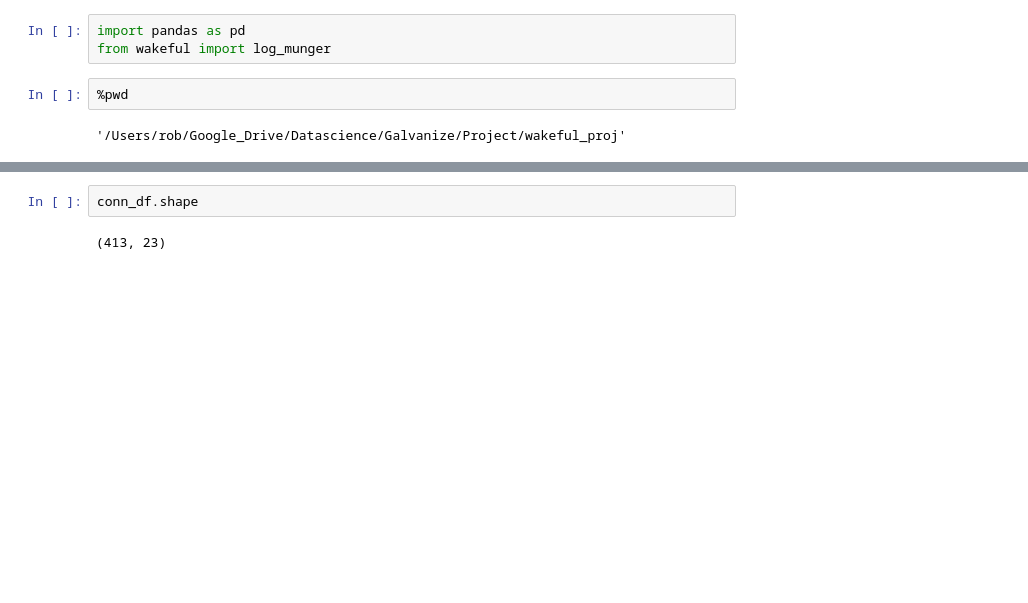
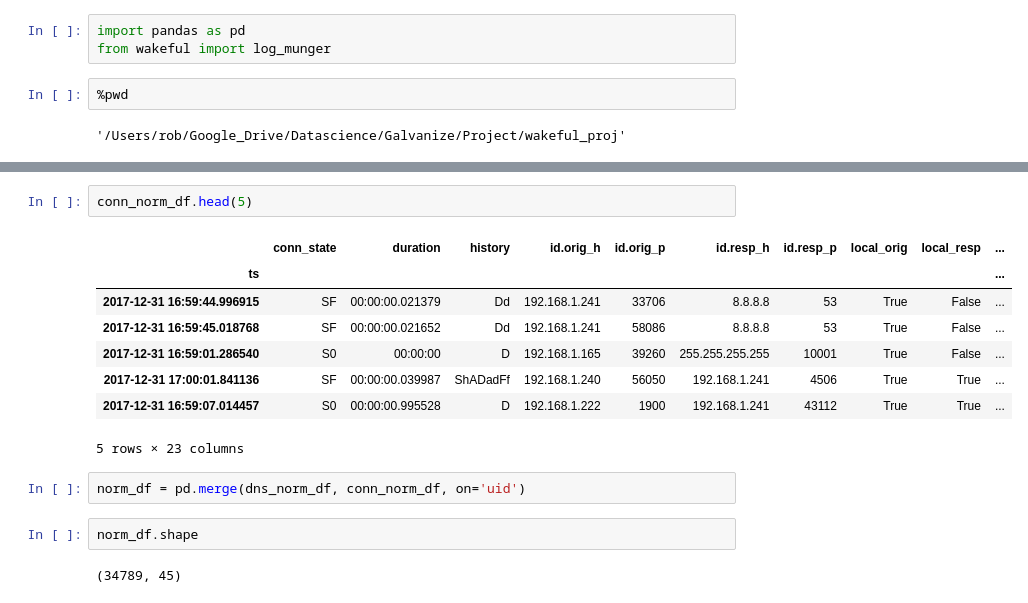
Before and after one commit to robOcity/wakeful, a Jupyter notebook: bro_logs.ipynb, the cells around one changed output, grey strips where cells are left out. Drawn from its saved outputs; the diff is of its cells as text; blank space fills up the shorter version.

```diff
--- a/bro_logs.ipynb
+++ b/bro_logs.ipynb
@@ -55,4 +129,17 @@ memory usage: 71.8+ KB
+# %%
+conn_norm_df.head(5)
+# %% [output]
+|  | conn_state | duration | history | id.orig_h | id.orig_p | id.resp_h | id.resp_p | local_orig | local_resp | ... |
+| ts |  |  |  |  |  |  |  |  |  | ... |
+| 2017-12-31 16:59:44.996915 | SF | 00:00:00.021379 | Dd | 192.168.1.241 | 33706 | 8.8.8.8 | 53 | True | False | ... |
+| 2017-12-31 16:59:45.018768 | SF | 00:00:00.021652 | Dd | 192.168.1.241 | 58086 | 8.8.8.8 | 53 | True | False | ... |
+| 2017-12-31 16:59:01.286540 | S0 | 00:00:00 | D | 192.168.1.165 | 39260 | 255.255.255.255 | 10001 | True | False | ... |
+| 2017-12-31 17:00:01.841136 | SF | 00:00:00.039987 | ShADadFf | 192.168.1.240 | 56050 | 192.168.1.241 | 4506 | True | True | ... |
+| 2017-12-31 16:59:07.014457 | S0 | 00:00:00.995528 | D | 192.168.1.222 | 1900 | 192.168.1.241 | 43112 | True | True | ... |
+5 rows × 23 columns
+# %%
+norm_df = pd.merge(dns_norm_df, conn_norm_df, on='uid')
 # %%
-conn_df.shape
+norm_df.shape
 # %% [output]
-(413, 23)
+(34789, 45)
```
Also changed, not shown: parts of 49 cells of this notebook, 1 other file.
